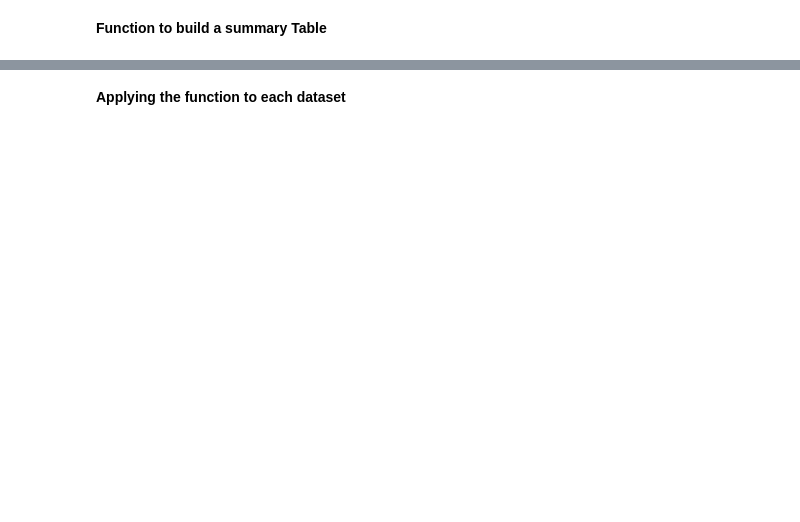
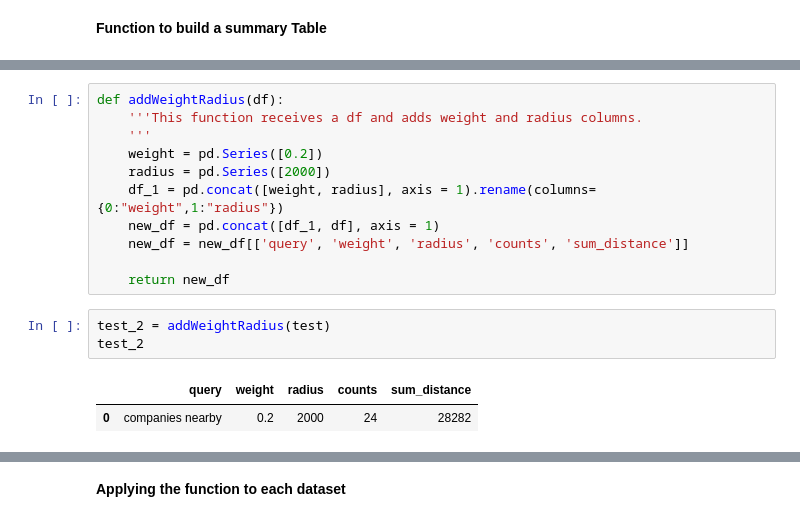
Before and after one commit to mplanasgit/project-3, a Jupyter notebook: comparing.ipynb, the cells around one changed output, grey strips where cells are left out. Cells and saved outputs as stored; diff of their text form; blank space fills up the shorter version.

Commit message:
included companies in calc

```diff
--- a/comparing.ipynb
+++ b/comparing.ipynb
@@ -317,0 +410,17 @@ def createTableCountry(df):
+# %%
+def addWeightRadius(df):
+    '''This function receives a df and adds weight and radius columns.
+    '''
+    weight = pd.Series([0.2])
+    radius = pd.Series([2000])
+    df_1 = pd.concat([weight, radius], axis = 1).rename(columns={0:"weight",1:"radius"})
+    new_df = pd.concat([df_1, df], axis = 1)
+    new_df = new_df[['query', 'weight', 'radius', 'counts', 'sum_distance']]
+
+    return new_df
+# %%
+test_2 = addWeightRadius(test)
+test_2
+# %% [output]
+|  | query | weight | radius | counts | sum_distance |
+| 0 | companies nearby | 0.2 | 2000 | 24 | 28282 |
```
Also changed, not shown: parts of 20 cells of this notebook, 3 other files.
